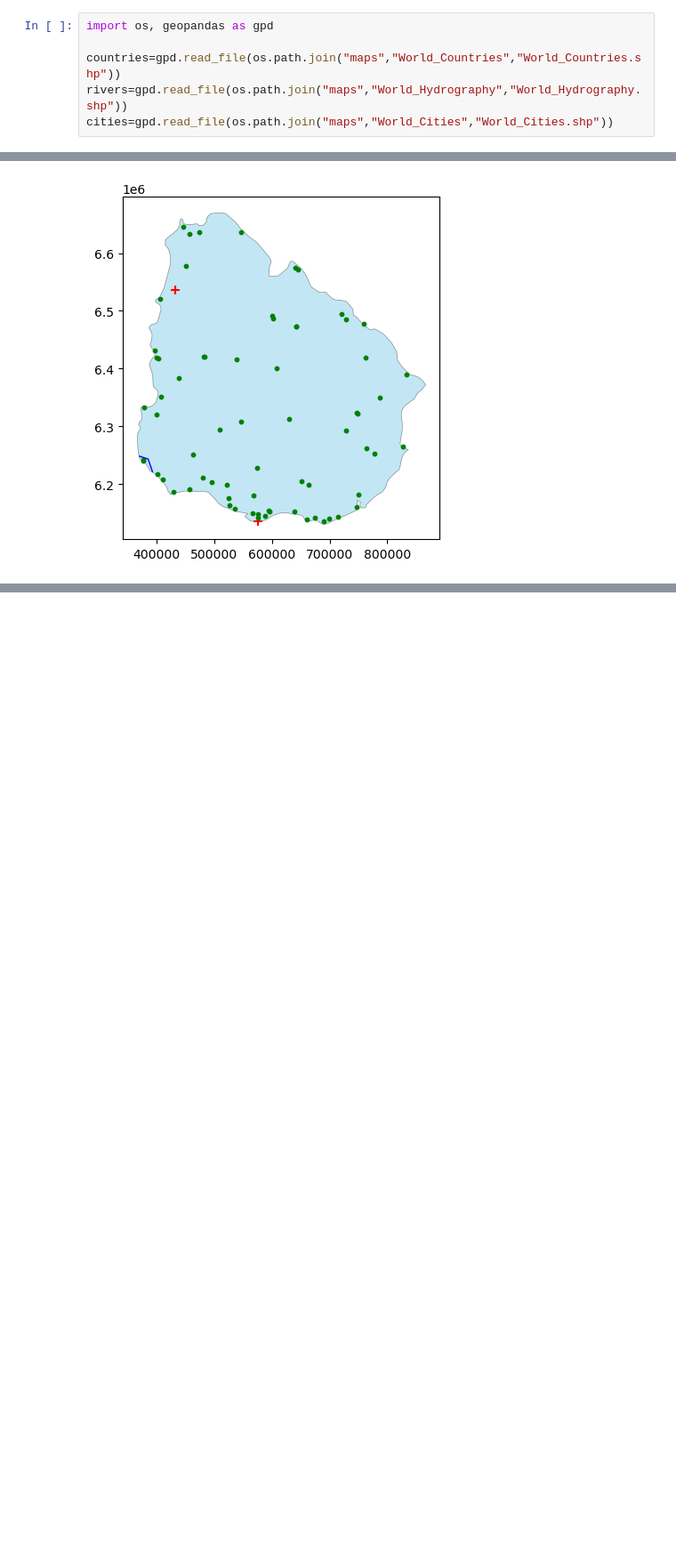
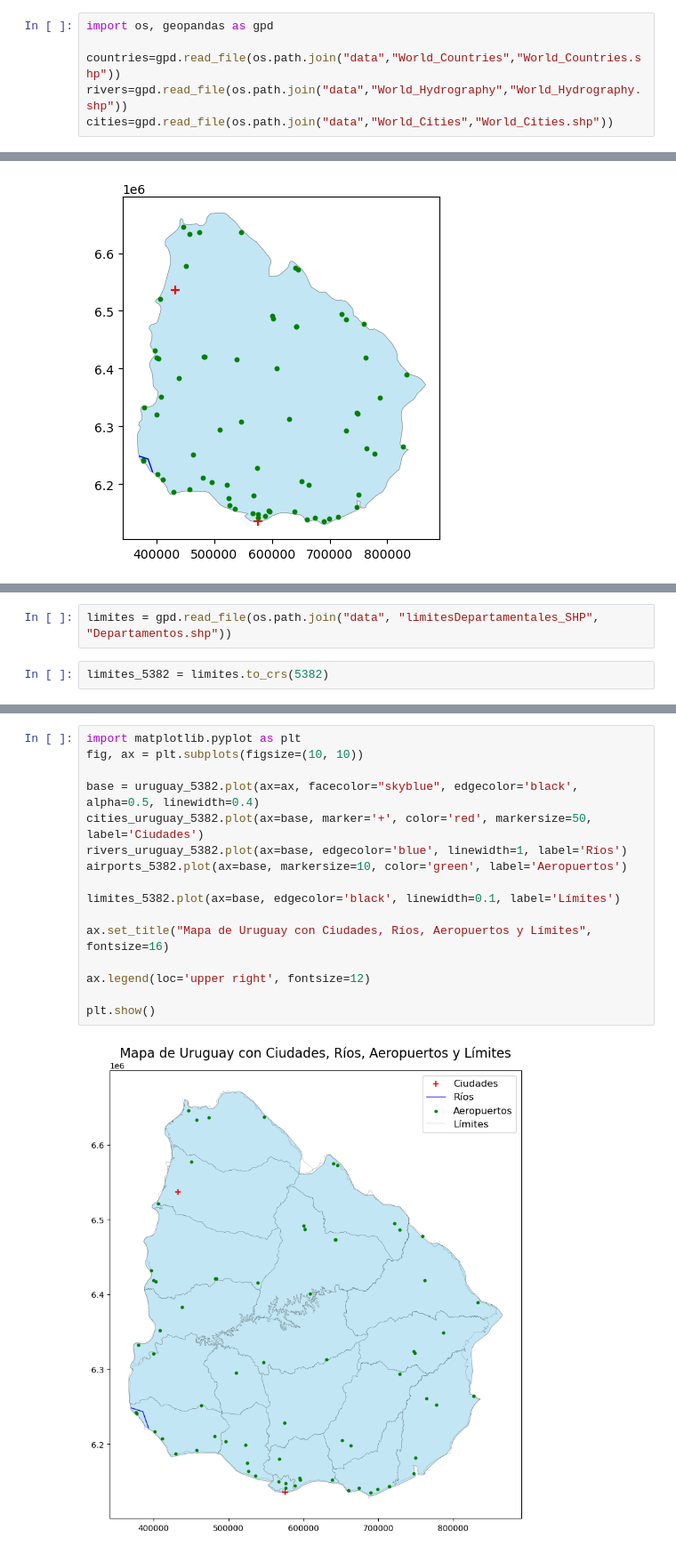
Before and after one commit to jmorir/week2_spacial, a Jupyter notebook: Tarea2.ipynb, the cells around one changed output, grey strips where cells are left out. Shown: that part at 89% size. Cells and saved outputs as stored; diff of their text form; blank space fills up the shorter version.

```diff
--- a/Tarea2.ipynb
+++ b/Tarea2.ipynb
@@ -14,9 +14,9 @@ Se procede a importar la geodata para ser comprendida en el análisis y psoterio
 # %%
 import os, geopandas as gpd
 
-countries=gpd.read_file(os.path.join("maps","World_Countries","World_Countries.shp"))
-rivers=gpd.read_file(os.path.join("maps","World_Hydrography","World_Hydrography.shp"))
-cities=gpd.read_file(os.path.join("maps","World_Cities","World_Cities.shp"))
+countries=gpd.read_file(os.path.join("data","World_Countries","World_Countries.shp"))
+rivers=gpd.read_file(os.path.join("data","World_Hydrography","World_Hydrography.shp"))
+cities=gpd.read_file(os.path.join("data","World_Cities","World_Cities.shp"))
 # %%
 countries.head()
 # %% [output]
@@ -288,0 +289,4 @@ El territorio adminsitrativo de Uruguay está políticamente dividio en 19 depar
+# %%
+limites = gpd.read_file(os.path.join("data", "limitesDepartamentales_SHP", "Departamentos.shp"))
+# %%
+limites_5382 = limites.to_crs(5382)
@@ -288,0 +295,18 @@ El territorio adminsitrativo de Uruguay está políticamente dividio en 19 depar
+# %%
+import matplotlib.pyplot as plt
+fig, ax = plt.subplots(figsize=(10, 10))
+
+base = uruguay_5382.plot(ax=ax, facecolor="skyblue", edgecolor='black', alpha=0.5, linewidth=0.4)
+cities_uruguay_5382.plot(ax=base, marker='+', color='red', markersize=50, label='Ciudades')
+rivers_uruguay_5382.plot(ax=base, edgecolor='blue', linewidth=1, label='Ríos')
+airports_5382.plot(ax=base, markersize=10, color='green', label='Aeropuertos')
+
+limites_5382.plot(ax=base, edgecolor='black', linewidth=0.1, label='Límites')
+
+ax.set_title("Mapa de Uruguay con Ciudades, Ríos, Aeropuertos y Límites", fontsize=16)
+
+ax.legend(loc='upper right', fontsize=12)
+
+plt.show()
+# %% [output]
+[figure, added]
```
Also changed, not shown: parts of 6 cells of this notebook.
